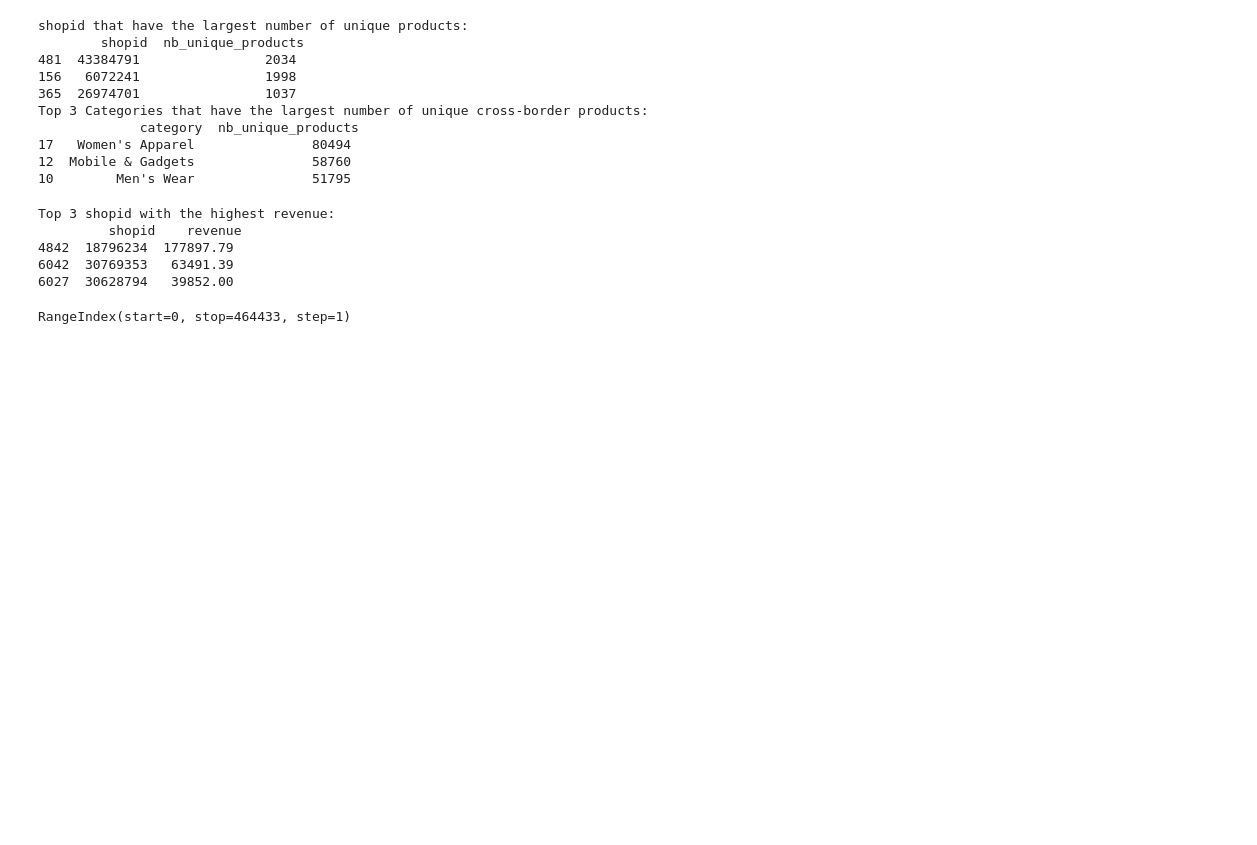
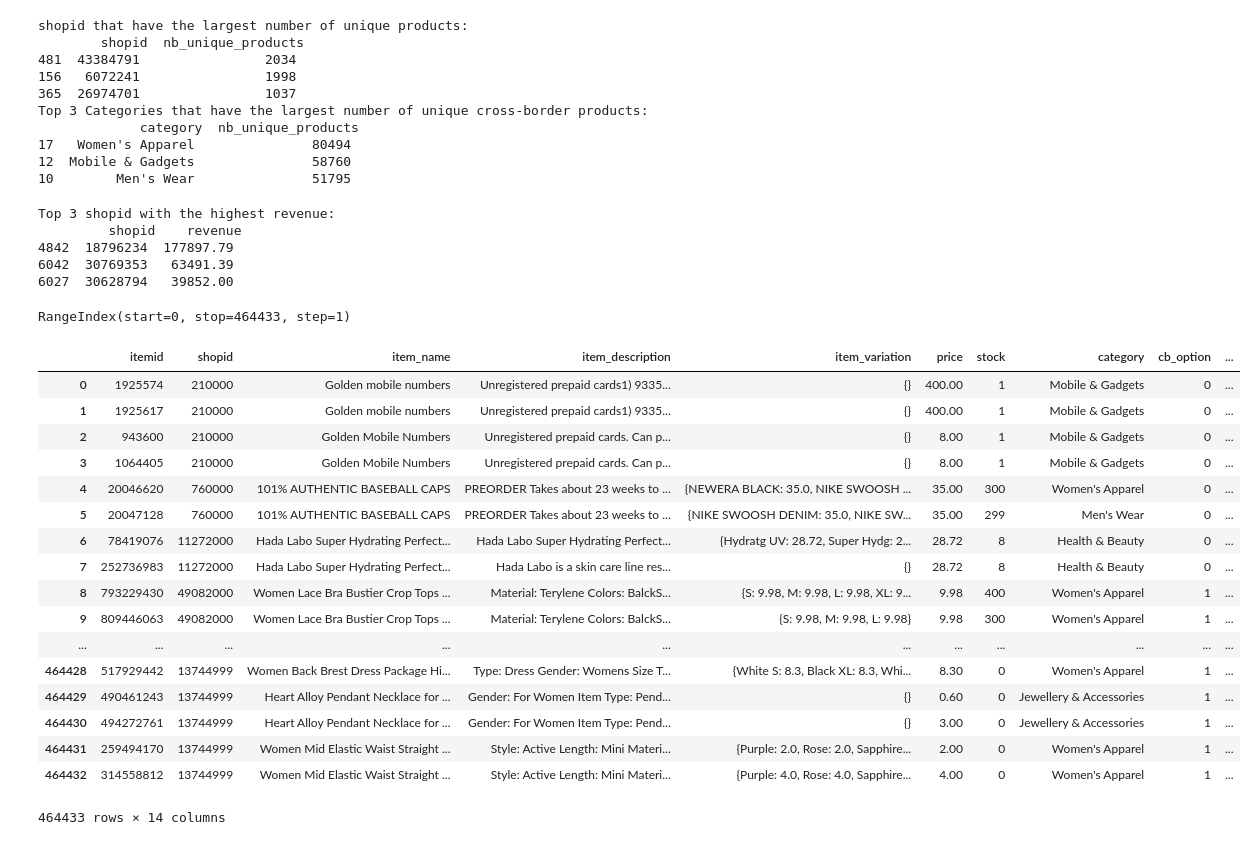
Before and after one commit to yenlinh2803/Data_Science_Project, a Jupyter notebook: Python_test/python_test_linh.ipynb, the cells around one changed output. Cells and saved outputs as stored; diff of their text form; code cells hidden in the pictures; blank space fills up the shorter version.

```diff
--- a/Python_test/python_test_linh.ipynb
+++ b/Python_test/python_test_linh.ipynb
@@ -119,9 +119,38 @@ raw_data['item_variation'].keys()
 # %% [output]
 RangeIndex(start=0, stop=464433, step=1)
 # %%
-'''
-Use pandas function to identify duplicated listings within each shop (If listing A and B in shop S have the exactly same product title, product detailed description, and price, both listing A and B are considered as duplicated listings)
-Mark those duplicated listings with True otherwise False and store the marking result in a new column named “is_duplicated”
-Find duplicate listings that has less than 2 sold count and store the result in a new excel file named “duplicated_listings.xlsx”
-Find the preferred shop shopid that have the most number of duplicated listings
-'''
+#Use pandas function to identify duplicated listings within each shop (If listing A and B in shop S have the exactly same product title, product detailed description, and price, both listing A and B are considered as duplicated listings)
+#Mark those duplicated listings with True otherwise False and store the marking result in a new column named “is_duplicated”
+shop_duplicate = raw_data[raw_data.duplicated(['shopid','item_name','item_description','price'])]
+new_df = raw_data
+#print(shop_duplicate.index)
+#print(raw_data.index)
+#new_df['is_duplicated'] = raw_data[raw_data.index.isin(shop_duplicate.index)]
+new_df.loc[raw_data.index.isin(shop_duplicate.index), 'is_duplicated'] = True
+
+#Find duplicate listings that has less than 2 sold count and store the result in a new excel file named “duplicated_listings.xlsx”
+
+
+
+#Find the preferred shop shopid that have the most number of duplicated listings
+# %%
+new_df
+# %% [output]
+|  | itemid | shopid | item_name | item_description | item_variation | price | stock | category | cb_option | ... |
+| 0 | 1925574 | 210000 | Golden mobile numbers | Unregistered prepaid cards1) 9335... | {} | 400.00 | 1 | Mobile & Gadgets | 0 | ... |
+| 1 | 1925617 | 210000 | Golden mobile numbers | Unregistered prepaid cards1) 9335... | {} | 400.00 | 1 | Mobile & Gadgets | 0 | ... |
+| 2 | 943600 | 210000 | Golden Mobile Numbers | Unregistered prepaid cards. Can p... | {} | 8.00 | 1 | Mobile & Gadgets | 0 | ... |
+| 3 | 1064405 | 210000 | Golden Mobile Numbers | Unregistered prepaid cards. Can p... | {} | 8.00 | 1 | Mobile & Gadgets | 0 | ... |
+| 4 | 20046620 | 760000 | 101% AUTHENTIC BASEBALL CAPS | PREORDER Takes about 23 weeks to ... | {NEWERA BLACK: 35.0, NIKE SWOOSH ... | 35.00 | 300 | Women's Apparel | 0 | ... |
+| 5 | 20047128 | 760000 | 101% AUTHENTIC BASEBALL CAPS | PREORDER Takes about 23 weeks to ... | {NIKE SWOOSH DENIM: 35.0, NIKE SW... | 35.00 | 299 | Men's Wear | 0 | ... |
+| 6 | 78419076 | 11272000 | Hada Labo Super Hydrating Perfect... | Hada Labo Super Hydrating Perfect... | {Hydratg UV: 28.72, Super Hydg: 2... | 28.72 | 8 | Health & Beauty | 0 | ... |
+| 7 | 252736983 | 11272000 | Hada Labo Super Hydrating Perfect... | Hada Labo is a skin care line res... | {} | 28.72 | 8 | Health & Beauty | 0 | ... |
+| 8 | 793229430 | 49082000 | Women Lace Bra Bustier Crop Tops ... | Material: Terylene Colors: BalckS... | {S: 9.98, M: 9.98, L: 9.98, XL: 9... | 9.98 | 400 | Women's Apparel | 1 | ... |
+| 9 | 809446063 | 49082000 | Women Lace Bra Bustier Crop Tops ... | Material: Terylene Colors: BalckS... | {S: 9.98, M: 9.98, L: 9.98} | 9.98 | 300 | Women's Apparel | 1 | ... |
+| ... | ... | ... | ... | ... | ... | ... | ... | ... | ... | ... |
+| 464428 | 517929442 | 13744999 | Women Back Brest Dress Package Hi... | Type: Dress Gender: Womens Size T... | {White S: 8.3, Black XL: 8.3, Whi... | 8.30 | 0 | Women's Apparel | 1 | ... |
+| 464429 | 490461243 | 13744999 | Heart Alloy Pendant Necklace for ... | Gender: For Women Item Type: Pend... | {} | 0.60 | 0 | Jewellery & Accessories | 1 | ... |
+| 464430 | 494272761 | 13744999 | Heart Alloy Pendant Necklace for ... | Gender: For Women Item Type: Pend... | {} | 3.00 | 0 | Jewellery & Accessories | 1 | ... |
+| 464431 | 259494170 | 13744999 | Women Mid Elastic Waist Straight ... | Style: Active Length: Mini Materi... | {Purple: 2.0, Rose: 2.0, Sapphire... | 2.00 | 0 | Women's Apparel | 1 | ... |
+| 464432 | 314558812 | 13744999 | Women Mid Elastic Waist Straight ... | Style: Active Length: Mini Materi... | {Purple: 4.0, Rose: 4.0, Sapphire... | 4.00 | 0 | Women's Apparel | 1 | ... |
+464433 rows × 14 columns
```
Also changed, not shown: parts of 1 cell of this notebook, 1 other file.
